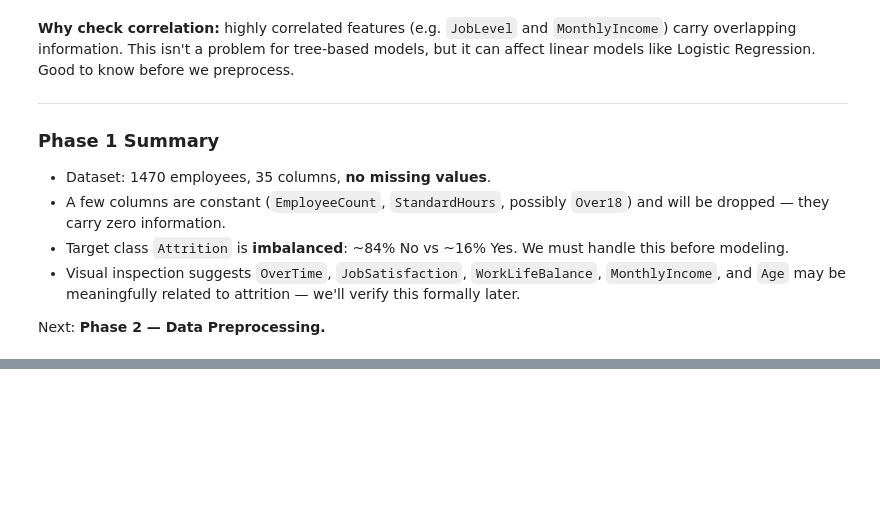
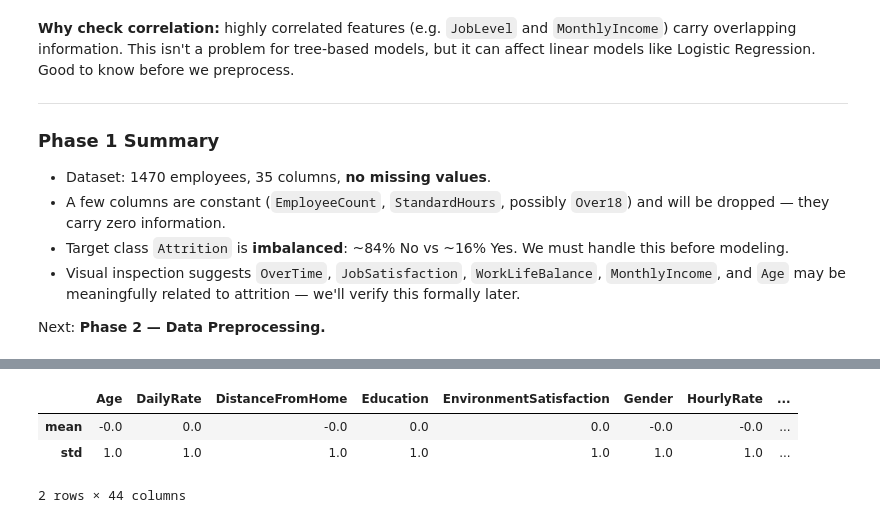
Before and after one commit to connectsamsonelias-ctrl/demo, a Jupyter notebook: week7_project/notebook.ipynb, the cells around one changed output, grey strips where cells are left out. Drawn from its saved outputs; the diff is of its cells as text; code cells hidden in the pictures; blank space fills up the shorter version.

```diff
--- a/week7_project/notebook.ipynb
+++ b/week7_project/notebook.ipynb
@@ -246,0 +413,13 @@ Next: **Phase 2 — Data Preprocessing.**
+# %%
+from sklearn.preprocessing import StandardScaler
+
+scaler = StandardScaler()
+X_train_scaled = pd.DataFrame(scaler.fit_transform(X_train), columns=X_train.columns, index=X_train.index)
+X_test_scaled = pd.DataFrame(scaler.transform(X_test), columns=X_test.columns, index=X_test.index)
+
+X_train_scaled.describe().loc[["mean", "std"]].round(2)
+# %% [output]
+|  | Age | DailyRate | DistanceFromHome | Education | EnvironmentSatisfaction | Gender | HourlyRate | ... |
+| mean | -0.0 | 0.0 | -0.0 | 0.0 | 0.0 | -0.0 | -0.0 | ... |
+| std | 1.0 | 1.0 | 1.0 | 1.0 | 1.0 | 1.0 | 1.0 | ... |
+2 rows × 44 columns
```
Also changed, not shown: parts of 19 cells of this notebook, 2 other files.
